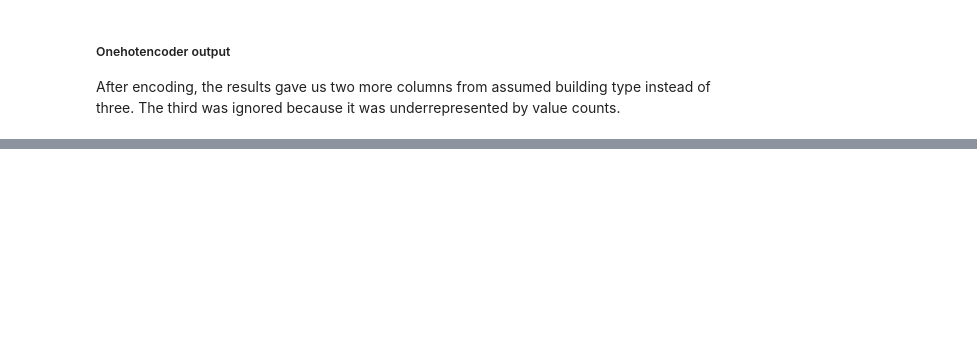
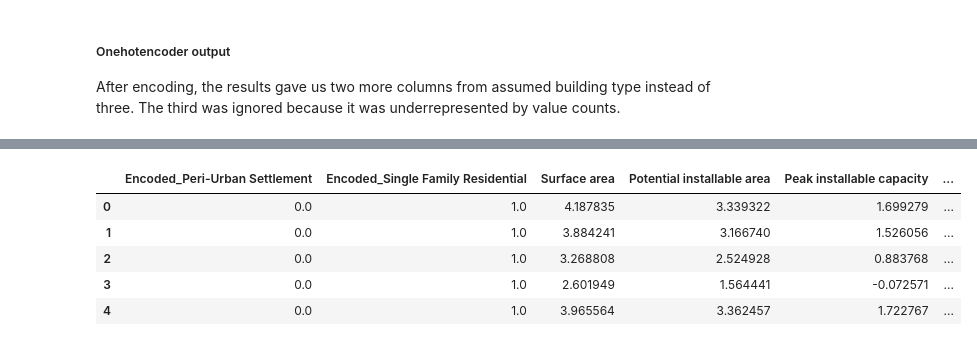
Before and after one commit to James-Kosgei/Phase3..Prjct88, a Jupyter notebook: index.ipynb, the cells around one changed output, grey strips where cells are left out. Saved outputs shown, nothing was run; the diff lists cells and outputs as text; code cells hidden in the pictures; blank space fills up the shorter version.

Commit message:
first model

```diff
--- a/index.ipynb
+++ b/index.ipynb
@@ -374,0 +365,13 @@ data2
+# %%
+# Replace -inf with median in each column with -nf.
+data2_clean = data2.replace(-np.inf, np.nan) # first replace -inf with NaN
+
+data3 = data2_clean.fillna(data2_clean.median()) # replace NaN with the median
+data3.head()
+# %% [output]
+|  | Encoded_Peri-Urban Settlement | Encoded_Single Family Residential | Surface area | Potential installable area | Peak installable capacity | ... |
+| 0 | 0.0 | 1.0 | 4.187835 | 3.339322 | 1.699279 | ... |
+| 1 | 0.0 | 1.0 | 3.884241 | 3.166740 | 1.526056 | ... |
+| 2 | 0.0 | 1.0 | 3.268808 | 2.524928 | 0.883768 | ... |
+| 3 | 0.0 | 1.0 | 2.601949 | 1.564441 | -0.072571 | ... |
+| 4 | 0.0 | 1.0 | 3.965564 | 3.362457 | 1.722767 | ... |
```
Also changed, not shown: parts of 12 cells of this notebook.
